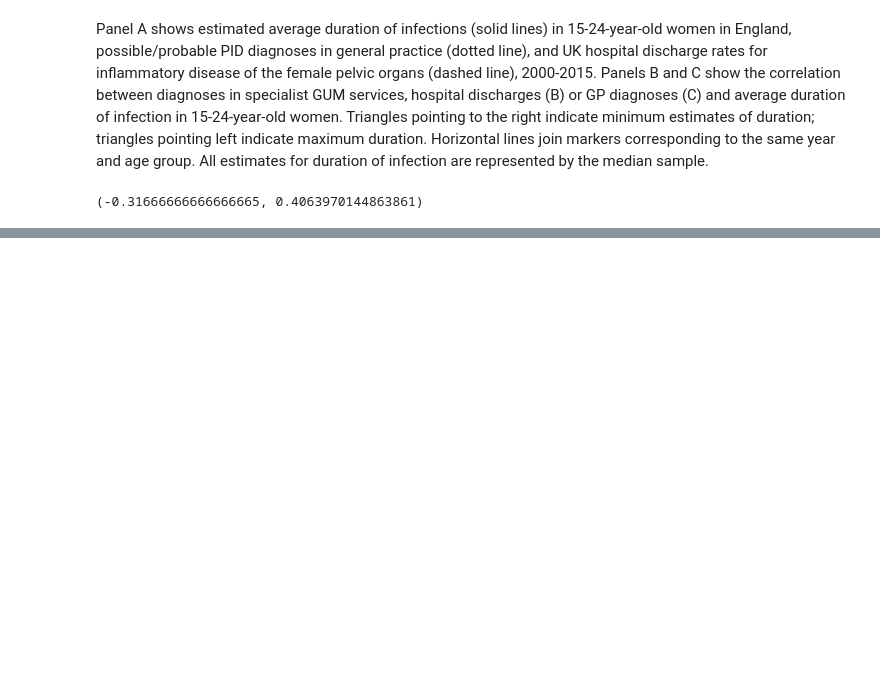
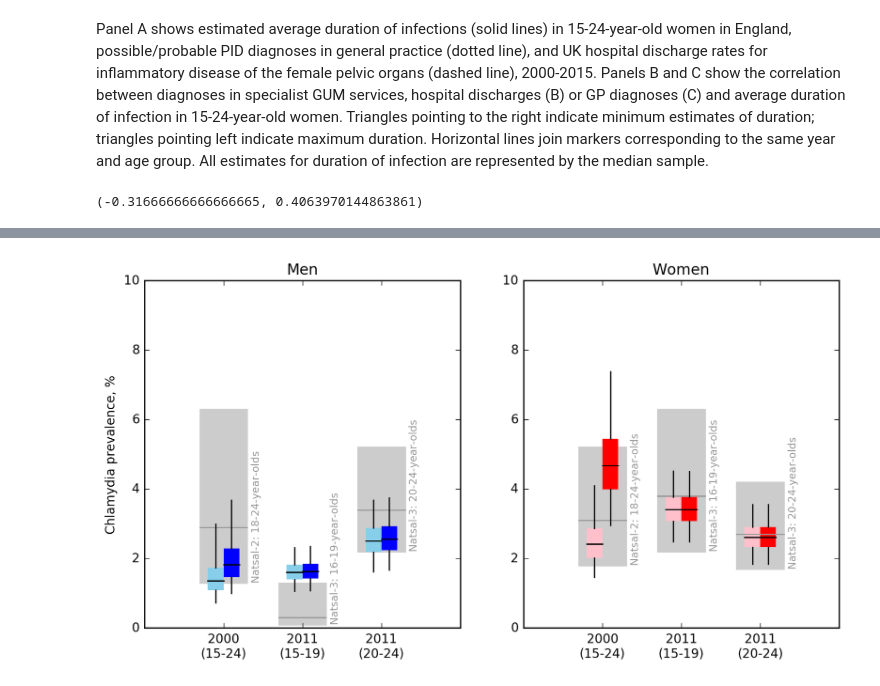
Before and after one commit to joanna-lewis/ct_trends, a Jupyter notebook: ct_trends.ipynb, the cells around one changed output, grey strips where cells are left out. Saved outputs shown, nothing was run; the diff lists cells and outputs as text; code cells hidden in the pictures; blank space fills up the shorter version.

Commit message:
More commentary on dynamic_analysis.ipynb; comparison between model-based and survey-based estimates in ct_trends.

```diff
--- a/ct_trends.ipynb
+++ b/ct_trends.ipynb
@@ -844,0 +946,94 @@ spearmanr(
+# %%
+# plot Natsal prevalence estimates, with inferred values from our method
+
+fig = plt.figure(figsize = (10,5))
+
+# men, 15-24 years
+m_min = array([(prev_m_15_24_min[0,:]),
+               (prev_m_min[11,0,:]),
+               (prev_m_min[11,1,:])
+               ])
+m_max = array([(prev_m_15_24_max[0,:]),
+               (prev_m_max[11,0,:]),
+               (prev_m_max[11,1,:])
+               ])
+ax1 = fig.add_subplot(121)
+ax1.add_patch(
+    plt.Polygon(array([[0.7,1.3],[0.7,6.3],[1.3,6.3],[1.3,1.3]]),
+            closed=True, color='0.8'))
+ax1.plot([0.7,1.3],[2.9,2.9],'0.6')
+ax1.add_patch(
+    plt.Polygon(array([[1.7,0.1],[1.7,1.3],[2.3,1.3],[2.3,0.1]]),
+            closed=True, color='0.8'))
+ax1.plot([1.7,2.3],[0.3,0.3],'0.6')
+ax1.add_patch(
+    plt.Polygon(array([[2.7,2.2],[2.7,5.2],[3.3,5.2],[3.3,2.2]]),
+            closed=True, color='0.8'))
+ax1.plot([2.7,3.3],[3.4,3.4],'0.6')
+ax1.boxplot(100.0*transpose(m_min), positions=array([0.9, 1.9, 2.9]),
+            whis = [2.5, 97.5], showfliers=False, showcaps=False,
+            boxprops = {'ec':'None', 'fc':'skyblue'},
+            whiskerprops = {'linestyle':'-','color':'k'},
+            medianprops = {'linestyle':'-','color':'k'},
+            patch_artist = True, sym='.', widths=0.2)
+ax1.boxplot(100.0*transpose(m_max), positions=array([1.1, 2.1, 3.1]),
+            whis = [2.5, 97.5], showfliers=False, showcaps=False,
+            boxprops = {'ec':'None', 'fc':'blue'},
+            whiskerprops = {'linestyle':'-','color':'k'},
+            medianprops = {'linestyle':'-','color':'k'},
+            patch_artist = True, sym='.', widths=0.2)
+ax1.set_xlim([0,4])
+ax1.set_ylim([0,10])
+ax1.set_xticks([1,2,3])
+ax1.set_xticklabels(['2000\n(15-24)','2011\n(15-19)','2011\n(20-24)'])
+ax1.set_ylabel('Chlamydia prevalence, %')
+ax1.set_title('Men')
+ax1.text(1.35,1.3,'Natsal-2: 18-24-year-olds', rotation='vertical', va='bottom', size='small', color='0.6')
+ax1.text(2.35,0.1,'Natsal-3: 16-19-year-olds', rotation='vertical', va='bottom', size='small', color='0.6')
+ax1.text(3.35,2.2,'Natsal-3: 20-24-year-olds', rotation='vertical', va='bottom', size='small', color='0.6')
+
+# women, 15-24 years
+f_min = array([(prev_f_15_24_min[0,:]),
+               (prev_f_min[11,0,:]),
+               (prev_f_min[11,1,:])
+               ])
+f_max = array([(prev_f_15_24_max[0,:]),
+               (prev_f_max[11,0,:]),
+               (prev_f_max[11,1,:])
+               ])
+
+ax2 = fig.add_subplot(122)
+ax2.add_patch(
+    plt.Polygon(array([[0.7,1.8],[0.7,5.2],[1.3,5.2],[1.3,1.8]]),
+            closed=True, color='0.8'))
+ax2.plot([0.7,1.3],[3.1,3.1],'0.6')
+ax2.add_patch(
+    plt.Polygon(array([[1.7,2.2],[1.7,6.3],[2.3,6.3],[2.3,2.2]]),
+            closed=True, color='0.8'))
+ax2.plot([1.7,2.3],[3.8,3.8],'0.6')
+ax2.add_patch(
+    plt.Polygon(array([[2.7,1.7],[2.7,4.2],[3.3,4.2],[3.3,1.7]]),
+            closed=True, color='0.8'))
+ax2.plot([2.7,3.3],[2.7,2.7],'0.6')
+ax2.boxplot(100.0*transpose(f_min), positions = array([0.9,1.9,2.9]),
+            whis = [2.5, 97.5], showfliers=False, showcaps=False,
+            boxprops = {'ec':'None', 'fc':'pink'},
+            whiskerprops = {'linestyle':'-','color':'k'},
+            medianprops = {'linestyle':'-','color':'k'},
+            patch_artist = True, sym='.', widths=0.2)
+ax2.boxplot(100.0*transpose(f_max), positions = array([1.1,2.1,3.1]),
+            whis = [2.5, 97.5], showfliers=False, showcaps=False,
+            boxprops = {'ec':'None', 'fc':'red'},
+            whiskerprops = {'linestyle':'-','color':'k'},
+            medianprops = {'linestyle':'-','color':'k'},
+            patch_artist = True, sym='.', widths=0.2)
+
+ax2.set_xlim([0,4])
+ax2.set_ylim([0,10])
+ax2.set_xticks([1,2,3])
+ax2.set_xticklabels(['2000\n(15-24)','2011\n(15-19)','2011\n(20-24)'])
+ax2.set_title('Women')
+ax2.text(1.35,1.8,'Natsal-2: 18-24-year-olds', rotation='vertical', va='bottom', size='small', color='0.6')
+ax2.text(2.35,2.2,'Natsal-3: 16-19-year-olds', rotation='vertical', va='bottom', size='small', color='0.6')
+ax2.text(3.35,1.7,'Natsal-3: 20-24-year-olds', rotation='vertical', va='bottom', size='small', color='0.6')
+# %% [output]
@@ -844,0 +1041 @@ spearmanr(
+[figure, added]
```
Also changed, not shown: parts of 11 cells of this notebook.
